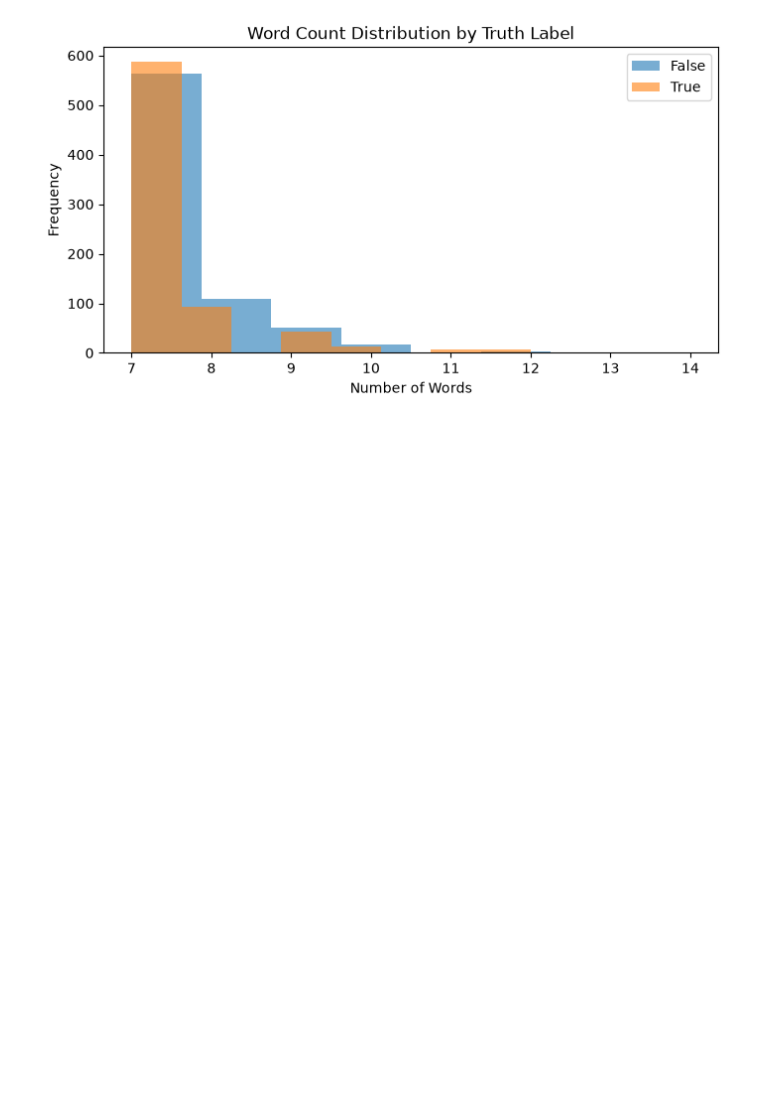
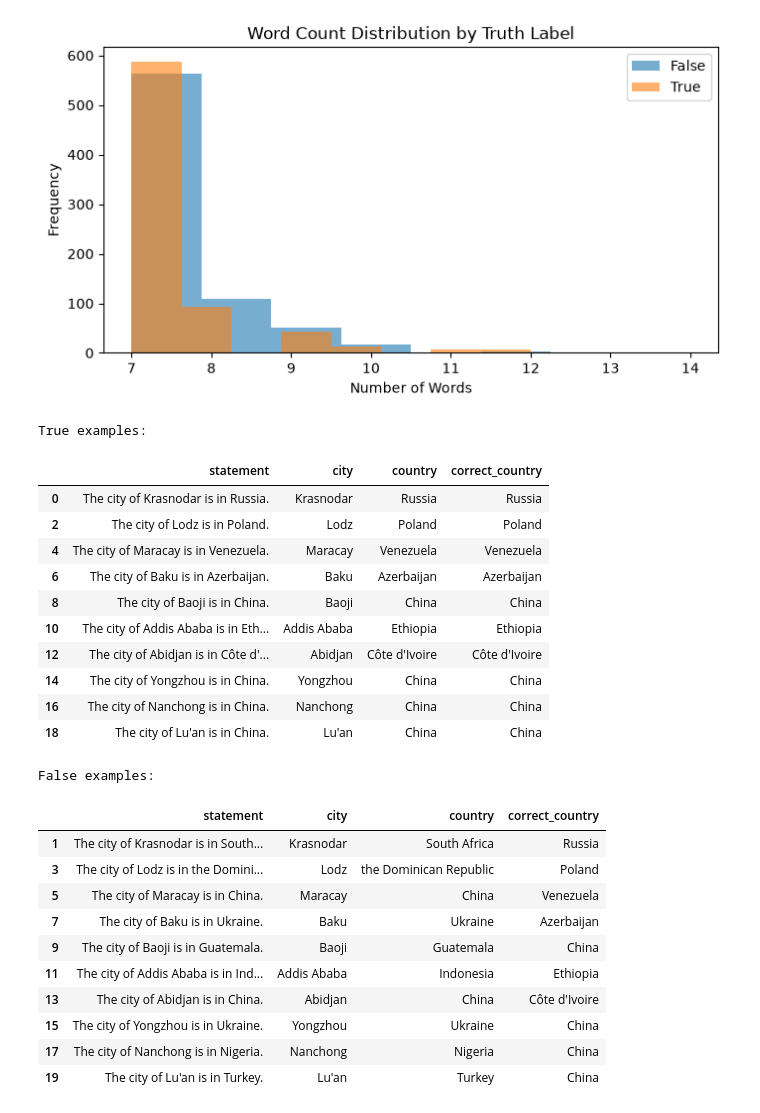
Before and after one commit to Fall2026group4/fall-2026-group4, a Jupyter notebook: notebooks/03_geometry_of_truth_eda.ipynb, the cells around one changed output. Saved outputs shown, nothing was run; the diff lists cells and outputs as text; code cells hidden in the pictures; blank space fills up the shorter version.

```diff
--- a/notebooks/03_geometry_of_truth_eda.ipynb
+++ b/notebooks/03_geometry_of_truth_eda.ipynb
@@ -153,3 +153,37 @@ plt.legend()
 plt.show()
 # %% [output]
 [figure]
+# %%
+false_examples = cities[cities["label"] == 0].head(10)
+true_examples = cities[cities["label"] == 1].head(10)
+
+print("True examples:")
+display(true_examples[["statement", "city", "country", "correct_country"]])
+
+print("\nFalse examples:")
+display(false_examples[["statement", "city", "country", "correct_country"]])
+# %% [output]
+True examples:
+|  | statement | city | country | correct_country |
+| 0 | The city of Krasnodar is in Russia. | Krasnodar | Russia | Russia |
+| 2 | The city of Lodz is in Poland. | Lodz | Poland | Poland |
+| 4 | The city of Maracay is in Venezuela. | Maracay | Venezuela | Venezuela |
+| 6 | The city of Baku is in Azerbaijan. | Baku | Azerbaijan | Azerbaijan |
+| 8 | The city of Baoji is in China. | Baoji | China | China |
+| 10 | The city of Addis Ababa is in Eth... | Addis Ababa | Ethiopia | Ethiopia |
+| 12 | The city of Abidjan is in Côte d'... | Abidjan | Côte d'Ivoire | Côte d'Ivoire |
+| 14 | The city of Yongzhou is in China. | Yongzhou | China | China |
+| 16 | The city of Nanchong is in China. | Nanchong | China | China |
+| 18 | The city of Lu'an is in China. | Lu'an | China | China |
+False examples:
+|  | statement | city | country | correct_country |
+| 1 | The city of Krasnodar is in South... | Krasnodar | South Africa | Russia |
+| 3 | The city of Lodz is in the Domini... | Lodz | the Dominican Republic | Poland |
+| 5 | The city of Maracay is in China. | Maracay | China | Venezuela |
+| 7 | The city of Baku is in Ukraine. | Baku | Ukraine | Azerbaijan |
+| 9 | The city of Baoji is in Guatemala. | Baoji | Guatemala | China |
+| 11 | The city of Addis Ababa is in Ind... | Addis Ababa | Indonesia | Ethiopia |
+| 13 | The city of Abidjan is in China. | Abidjan | China | Côte d'Ivoire |
+| 15 | The city of Yongzhou is in Ukraine. | Yongzhou | Ukraine | China |
+| 17 | The city of Nanchong is in Nigeria. | Nanchong | Nigeria | China |
+| 19 | The city of Lu'an is in Turkey. | Lu'an | Turkey | China |
```
Also changed, not shown: parts of 5 cells of this notebook, 2 other files.
